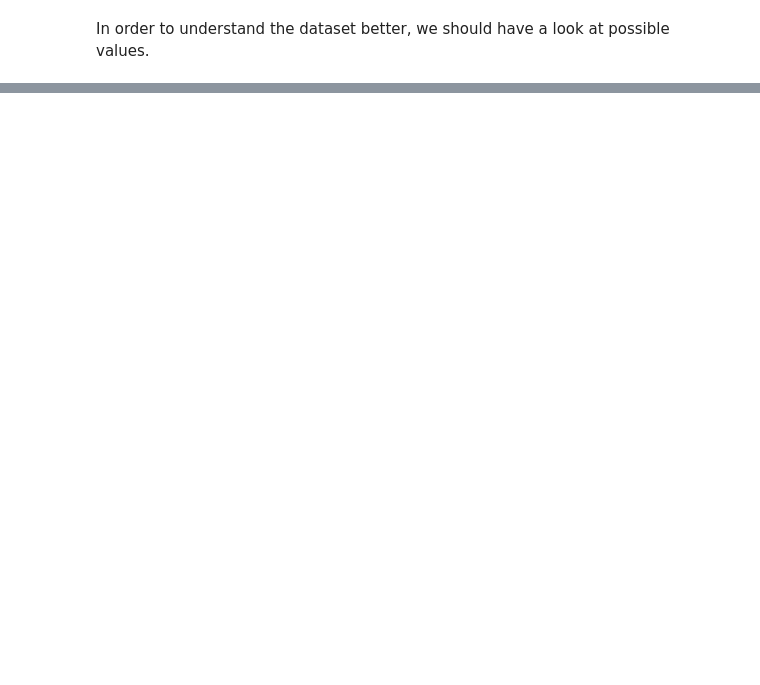
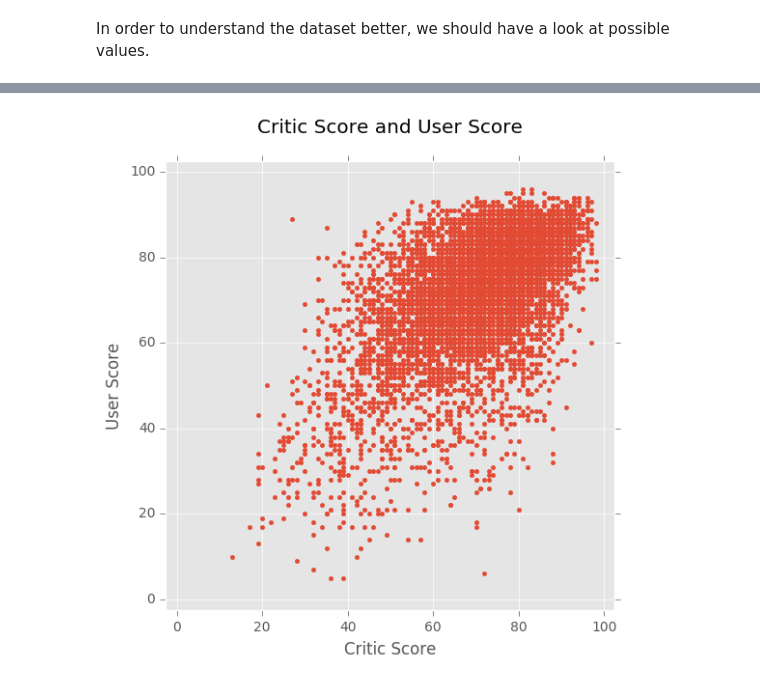
Before and after one commit to otacke/udacity-machine-learning-engineer, a Jupyter notebook: submissions/capstone_project/video_games_sales.ipynb, the cells around one changed output, grey strips where cells are left out. Cells and saved outputs as stored; diff of their text form; code cells hidden in the pictures; blank space fills up the shorter version.

```diff
--- a/submissions/capstone_project/video_games_sales.ipynb
+++ b/submissions/capstone_project/video_games_sales.ipynb
@@ -502,3 +480,17 @@ def computeSkewness(dataframe):
     for feature in dataframe.keys():
         if dataframe[feature].dtype != object:
             print 'skewness for {} is: {} (p={})'.format(feature, skew(dataframe[feature]), skewtest(dataframe[feature])[1])
+# %%
+def plotScoreComparison(dataset, filename = None):
+
+    fig = plt.figure(figsize=(12,6))
+
+    # General comparison
+    ax = fig.add_subplot(111, xlim=(-2.5,102.5), ylim=(-2.5,102.5), title='Critic Score and User Score\n', aspect=1)
+    ax.set_xlabel('Critic Score')
+    ax.set_ylabel('User Score')
+    ax.plot(dataset.Critic_Score, dataset.User_Score, marker='.', linestyle='')
+
+    plt.show()
+    if (type(filename) == str):
+        fig.savefig(filename)
@@ -721,0 +743,4 @@ In order to understand the dataset better, we should have a look at possible val
+# %%
+plotScoreComparison(raw_dataset, 'viz/score_comparison.png')
+# %% [output]
+[figure, added]
```
Also changed, not shown: parts of 51 cells of this notebook.
